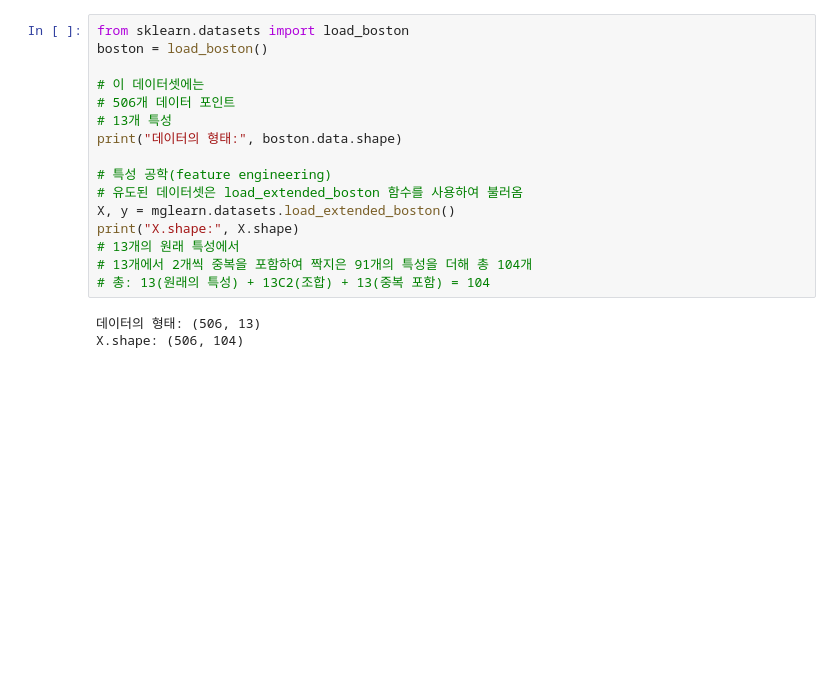
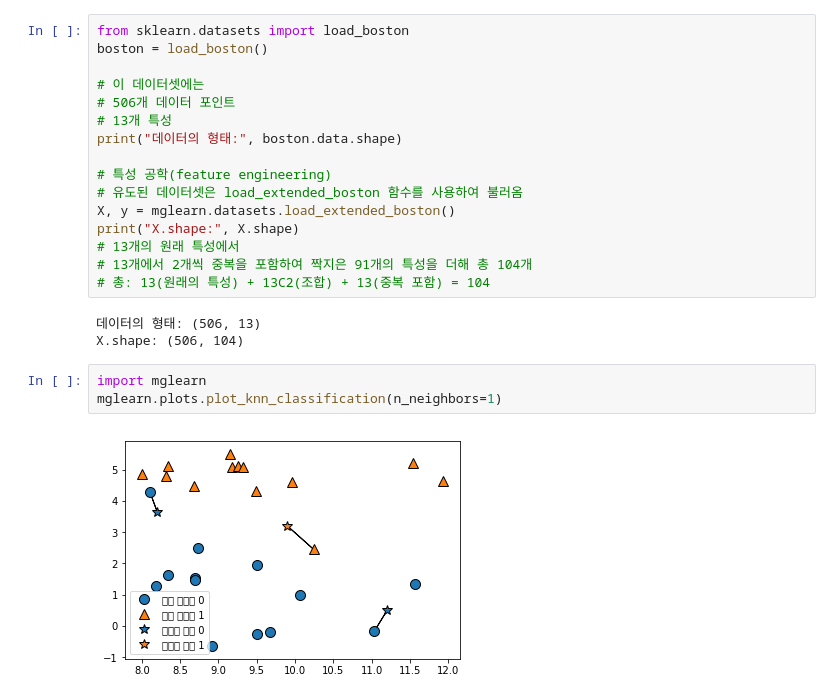
Before and after one commit to sonialearner/ml_with_python, a Jupyter notebook: 58p_forge.ipynb, the cells around one changed output. Saved outputs shown, nothing was run; the diff lists cells and outputs as text; blank space fills up the shorter version.

Commit message:
KNeighborsClassifier
KNeighborsClassifier n_neighbors=1,3,9

```diff
--- a/58p_forge.ipynb
+++ b/58p_forge.ipynb
@@ -117,3 +117,8 @@ print("X.shape:", X.shape)
 # %% [output]
 데이터의 형태: (506, 13)
 X.shape: (506, 104)
+# %%
+import mglearn
+mglearn.plots.plot_knn_classification(n_neighbors=1)
+# %% [output]
+[figure, added]
```
Also changed, not shown: parts of 4 cells of this notebook.
